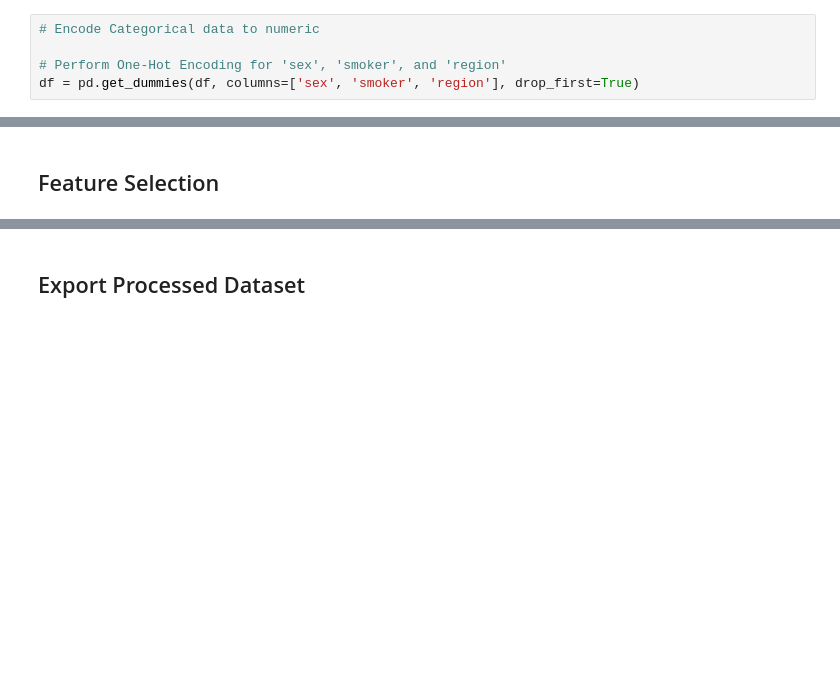
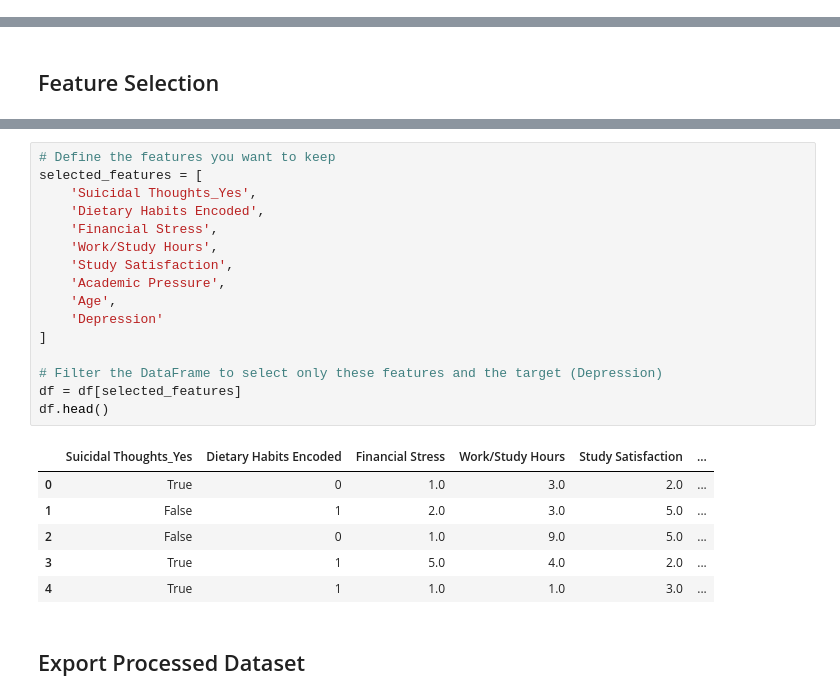
Before and after one commit to KianFoh/MACHINE-LEARNING-AND-RELATED-APPLICATIONS, a Jupyter notebook: process_data_classification_problem.ipynb, the cells around one changed output, grey strips where cells are left out. Saved outputs shown, nothing was run; the diff lists cells and outputs as text; blank space fills up the shorter version.

```diff
--- a/process_data_classification_problem.ipynb
+++ b/process_data_classification_problem.ipynb
@@ -50,7 +162,2 @@ dtype: object
 # %% [markdown]
 ## Encoding Categorical Data
-# %%
-# Encode Categorical data to numeric
-
-# Perform One-Hot Encoding for 'sex', 'smoker', and 'region'
-df = pd.get_dummies(df, columns=['sex', 'smoker', 'region'], drop_first=True)
@@ -174,3 +269,26 @@ plt.show()
+# %%
+# Define the features you want to keep
+selected_features = [
+    'Suicidal Thoughts_Yes',
+    'Dietary Habits Encoded',
+    'Financial Stress',
+    'Work/Study Hours',
+    'Study Satisfaction',
+    'Academic Pressure',
+    'Age',
+    'Depression'
+]
+
+# Filter the DataFrame to select only these features and the target (Depression)
+df = df[selected_features]
+df.head()
+# %% [output]
+|  | Suicidal Thoughts_Yes | Dietary Habits Encoded | Financial Stress | Work/Study Hours | Study Satisfaction | ... |
+| 0 | True | 0 | 1.0 | 3.0 | 2.0 | ... |
+| 1 | False | 1 | 2.0 | 3.0 | 5.0 | ... |
+| 2 | False | 0 | 1.0 | 9.0 | 5.0 | ... |
+| 3 | True | 1 | 5.0 | 4.0 | 2.0 | ... |
+| 4 | True | 1 | 1.0 | 1.0 | 3.0 | ... |
 # %% [markdown]
 ## Export Processed Dataset
 # %%
```
Also changed, not shown: parts of 17 cells of this notebook, 7 other files.
